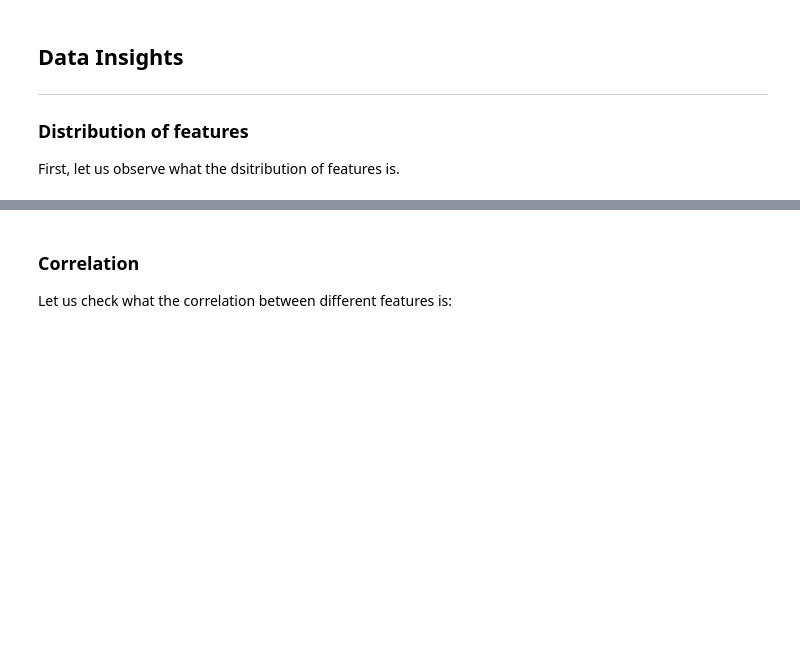
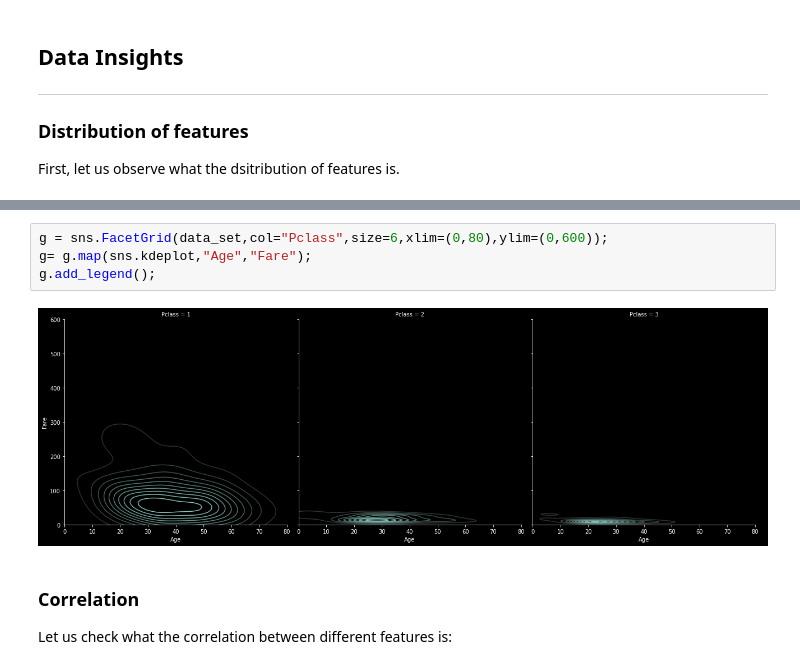
Before and after one commit to A-F-V/T3M, a Jupyter notebook: round 1/notebooks/titanic.ipynb, the cells around one changed output, grey strips where cells are left out. Drawn from its saved outputs; the diff is of its cells as text; blank space fills up the shorter version.

```diff
--- a/round 1/notebooks/titanic.ipynb
+++ b/round 1/notebooks/titanic.ipynb
@@ -89,3 +98,9 @@ plt.show()
+# %%
+g = sns.FacetGrid(data_set,col="Pclass",size=6,xlim=(0,80),ylim=(0,600));
+g= g.map(sns.kdeplot,"Age","Fare");
+g.add_legend();
+# %% [output]
+[figure, added]
 # %% [markdown]
 ### Correlation
 Let us check what the correlation between different features is:
```
Also changed, not shown: parts of 2 cells of this notebook.
